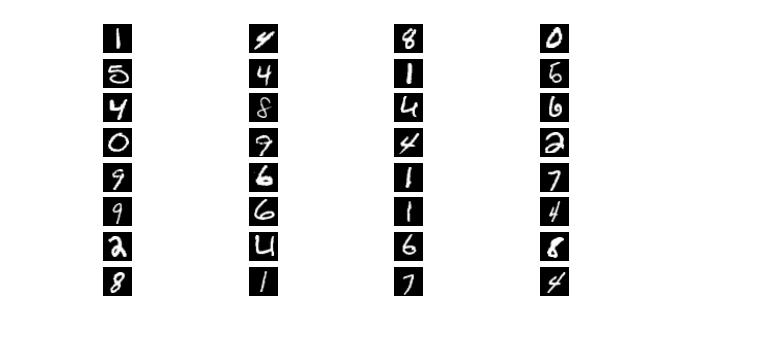
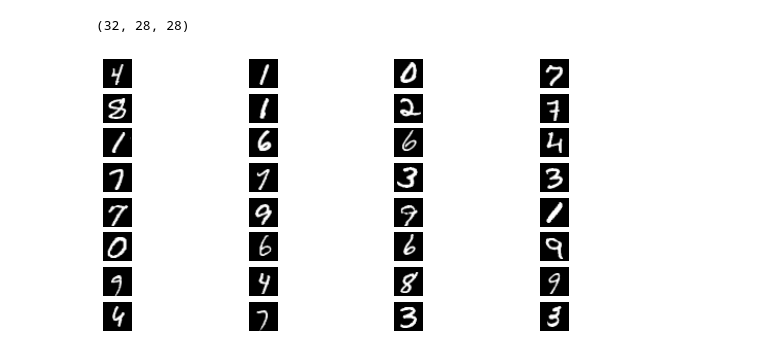
Before and after one commit to abhilb/mycolab, a Jupyter notebook: Replace_PReLU_with_ReLU.ipynb, the cells around one changed output. Saved outputs shown, nothing was run; the diff lists cells and outputs as text; code cells hidden in the pictures.

```diff
--- a/Replace_PReLU_with_ReLU.ipynb
+++ b/Replace_PReLU_with_ReLU.ipynb
@@ -11,0 +17,9 @@ tf.__version__
+# %%
+(ds_train, ds_test), ds_info = tfds.load(
+    'mnist',
+    split=['train', 'test'],
+    batch_size=32,
+    shuffle_files=True,
+    as_supervised=True,
+    with_info=True,
+)
@@ -12,15 +53,16 @@ tf.__version__
 # %%
-ds = tfds.load('mnist', split='train', shuffle_files=True)
-ds = ds.shuffle(1024).batch(32).prefetch(tf.data.AUTOTUNE)
-for example in ds.take(1):
-  image, label = example["image"], example["label"]
+for example in ds_train.take(1):
+  image, label = example
+  image = np.squeeze(image)
+  print(image.shape)
   f, ax = plt.subplots(8, 4)
   f.set_size_inches((10, 5))
   ax = ax.flatten()
   for i in range(32):
-    ax[i].imshow(np.squeeze(image[i]), cmap = "gray")
+    ax[i].imshow(image[i], cmap = "gray")
     ax[i].axis("off")
   plt.show()
 # %% [output]
+(32, 28, 28)
-[figure, old version]
+[figure, new version]
 # %%
```
Also changed, not shown: parts of 11 cells of this notebook.
